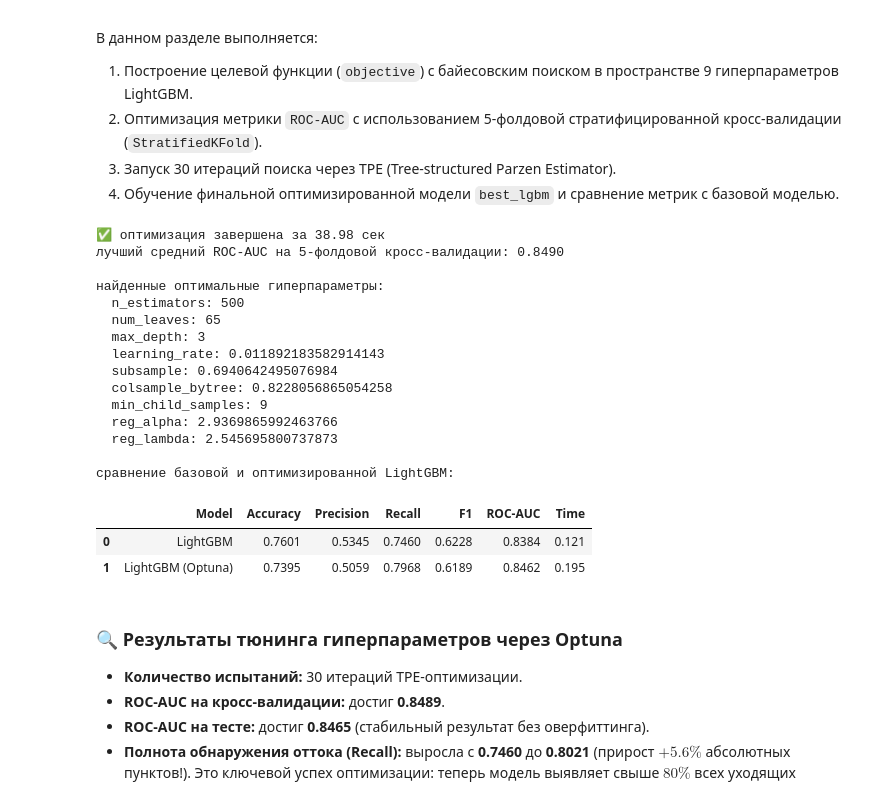
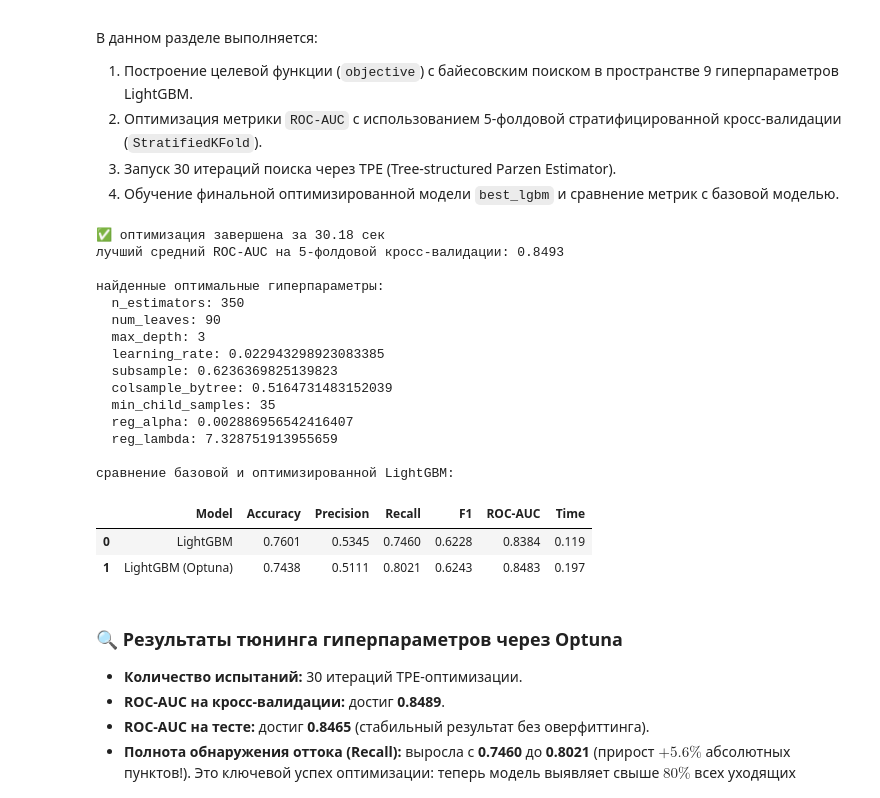
Before and after one commit to GuryevskayaValeriya/ml-course-guryevskaya, a Jupyter notebook: module-3-churn/notebook.ipynb, the cells around one changed output. Drawn from its saved outputs; the diff is of its cells as text; code cells hidden in the pictures.

```diff
--- a/module-3-churn/notebook.ipynb
+++ b/module-3-churn/notebook.ipynb
@@ -667,50 +667,51 @@ def objective(trial):
     return cv_scores.mean()
 
 # создание и запуск исследования optuna
-study = optuna.create_study(direction='maximize')
+sampler = optuna.samplers.TPESampler(seed=42)
+study = optuna.create_study(direction='maximize', sampler=sampler)
 t0 = time.time()
 study.optimize(objective, n_trials=30)
 optuna_time = time.time() - t0
 
 print(f"✅ оптимизация завершена за {optuna_time:.2f} сек")
 print(f"лучший средний ROC-AUC на 5-фолдовой кросс-валидации: {study.best_value:.4f}")
 print("\nнайденные оптимальные гиперпараметры:")
 for k, v in study.best_params.items():
     print(f"  {k}: {v}")
 
 # обучение финальной модели с оптимальными гиперпараметрами
 best_lgbm = LGBMClassifier(**study.best_params, class_weight='balanced', random_state=42, verbose=-1, n_jobs=-1)
 t0 = time.time()
 best_lgbm.fit(X_train_df, y_train)
 best_lgbm_fit_time = time.time() - t0
 
 # расчет метрик оптимизированной модели
 best_eval = evaluate_model(best_lgbm, X_test_df, y_test, 'LightGBM (Optuna)', best_lgbm_fit_time)
 baseline_eval = results[2]
 
 # сравнение базовой и оптимизированной моделей
 comparison_df = pd.DataFrame([baseline_eval, best_eval])
 print("\nсравнение базовой и оптимизированной LightGBM:")
 display(comparison_df)
 # %% [output]
-✅ оптимизация завершена за 38.98 сек
-лучший средний ROC-AUC на 5-фолдовой кросс-валидации: 0.8490
+✅ оптимизация завершена за 30.18 сек
+лучший средний ROC-AUC на 5-фолдовой кросс-валидации: 0.8493
 
 найденные оптимальные гиперпараметры:
-  n_estimators: 500
-  num_leaves: 65
+  n_estimators: 350
+  num_leaves: 90
   max_depth: 3
-  learning_rate: 0.011892183582914143
-  subsample: 0.6940642495076984
-  colsample_bytree: 0.8228056865054258
-  min_child_samples: 9
-  reg_alpha: 2.9369865992463766
-  reg_lambda: 2.545695800737873
+  learning_rate: 0.022943298923083385
+  subsample: 0.6236369825139823
+  colsample_bytree: 0.5164731483152039
+  min_child_samples: 35
+  reg_alpha: 0.002886956542416407
+  reg_lambda: 7.328751913955659
 
 сравнение базовой и оптимизированной LightGBM:
 |  | Model | Accuracy | Precision | Recall | F1 | ROC-AUC | Time |
-| 0 | LightGBM | 0.7601 | 0.5345 | 0.7460 | 0.6228 | 0.8384 | 0.121 |
-| 1 | LightGBM (Optuna) | 0.7395 | 0.5059 | 0.7968 | 0.6189 | 0.8462 | 0.195 |
+| 0 | LightGBM | 0.7601 | 0.5345 | 0.7460 | 0.6228 | 0.8384 | 0.119 |
+| 1 | LightGBM (Optuna) | 0.7438 | 0.5111 | 0.8021 | 0.6243 | 0.8483 | 0.197 |
 # %% [markdown]
 ### 🔍 Результаты тюнинга гиперпараметров через Optuna
 - **Количество испытаний:** 30 итераций TPE-оптимизации.
```
Also changed, not shown: parts of 6 cells of this notebook, 6 other files.
